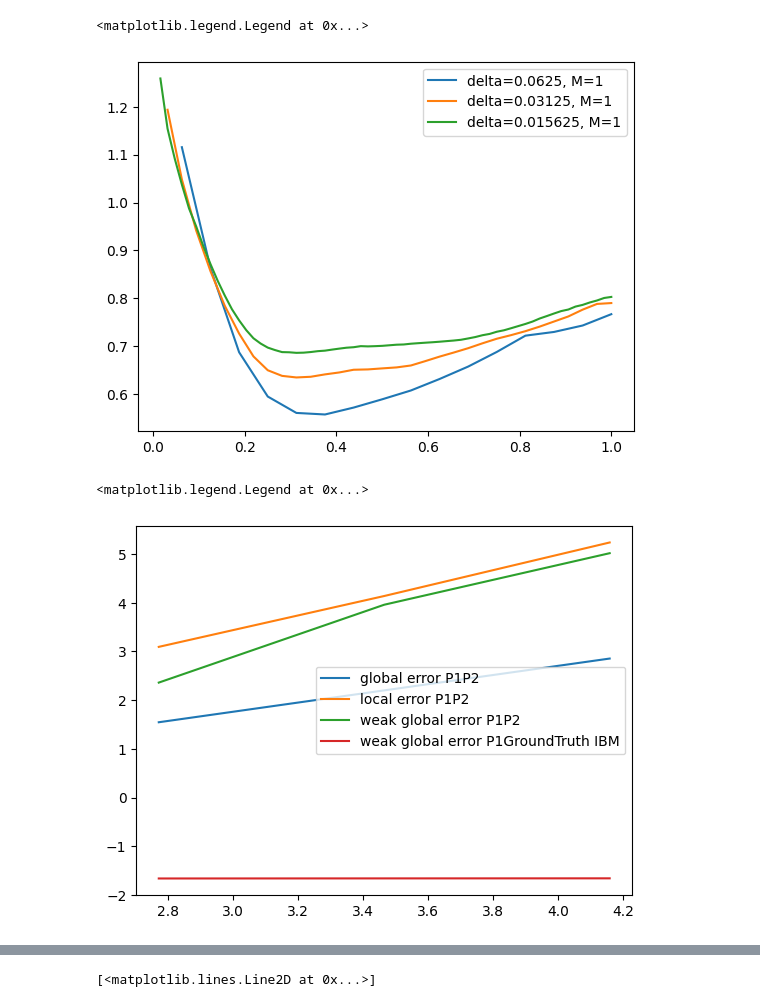
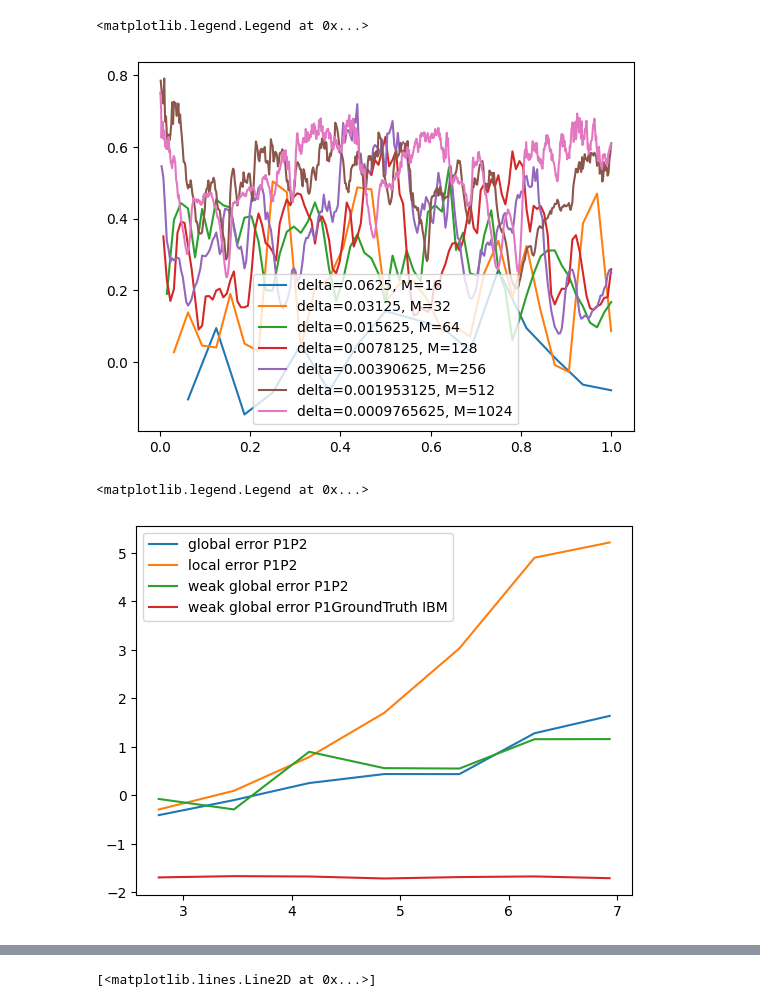
Before and after one commit to ylefay/bayesianSDEsolver, a Jupyter notebook: scripts/Untitled.ipynb, the cells around one changed output, grey strips where cells are left out. Saved outputs shown, nothing was run; the diff lists cells and outputs as text; code cells hidden in the pictures.

```diff
--- a/scripts/Untitled.ipynb
+++ b/scripts/Untitled.ipynb
@@ -5,35 +5,38 @@ import matplotlib.pyplot as plt
 import numpy as np
 from sklearn.linear_model import LinearRegression
 # %%
-Ns = jnp.array([16, 32,64])
-deltas = jnp.array([0.0625, 0.03125, 0.015625])
-fineDeltas = Ns ** 1
-Mdeltas = jnp.ones((len(deltas),)) * Ns ** 0
-Ndeltas = Ns
+
+
+deltas = 1/jnp.array([16,32,64,128,256,512,1024])
+Ns = 1/deltas
+fineN = Ns
+Mdeltas = jnp.ones((len(deltas),)) * (Ns)**1.0
+T = 1.0
+Ndeltas = T/deltas
 
 folder = "./"
 solver_name = "ekf0"
 problem_name = "test"
 
 prefix = f"{solver_name}_{problem_name}"
 for n in range(len(Ndeltas)):
     delta = deltas[n]
     N = int(Ndeltas[n])
     M = int(Mdeltas[n])
-    fine = int(fineDeltas[n])
+    fine = int(fineN[n])
     paths_1 = jnp.load(f'{folder}/{prefix}_pathwise_sols_{N}_{M}.npy')
     paths_2 = jnp.load(f'{folder}/{prefix}_pathwise_sols2_{N}_{fine}.npy')
     N = int(N)
     N += 1
     assert N == len(paths_1[0]) == len(paths_2[0])
-    ts = jnp.linspace(0, 1, N)
+    ts = jnp.linspace(0, T, N)
     ranged = range(N)
     plt.plot(ts, jnp.log(jnp.mean(jnp.linalg.norm(paths_1 - paths_2, axis=-1), axis=0)) / jnp.log(delta),
              label=f'delta={delta}, M={M}')
 plt.legend()
 # %% [output]
 <matplotlib.legend.Legend at 0x...>
-[figure, old version]
+[figure, new version]
 # %%
 STRONG_GLOBAL_ERRORS_P1P2 = []
 STRONG_LOCAL_ERRORS_P1P2 = []
@@ -48,7 +51,7 @@ COV_HYPOELLIPTIC_COMPONENT_ERRORS = []
 for n in range(len(deltas)):
     N = int(Ndeltas[n])
     M = int(Mdeltas[n])
-    fine = int(fineDeltas[n])
+    fine = int(fineN[n])
     paths_1 = jnp.load(f'{folder}/{prefix}_pathwise_sols_{N}_{M}.npy')
     paths_2 = jnp.load(f'{folder}/{prefix}_pathwise_sols2_{N}_{fine}.npy')
     #paths = jnp.load(f'{folder}/{prefix}_paths_{N}_{fine}.npy')
@@ -77,7 +80,7 @@ plt.plot(-jnp.log(deltas), -jnp.log(WEAK_GLOBAL_ERRORS_P1GroundTruth), label='we
 plt.legend()
 # %% [output]
 <matplotlib.legend.Legend at 0x...>
-[figure, old version]
+[figure, new version]
 # %%
 linear_regressor = LinearRegression().fit(-jnp.log(deltas).reshape(-1, 1), -jnp.log(STRONG_GLOBAL_ERRORS_P1P2))
 print(linear_regressor.coef_)
```
Also changed, not shown: parts of 16 cells of this notebook, 7 other files.
